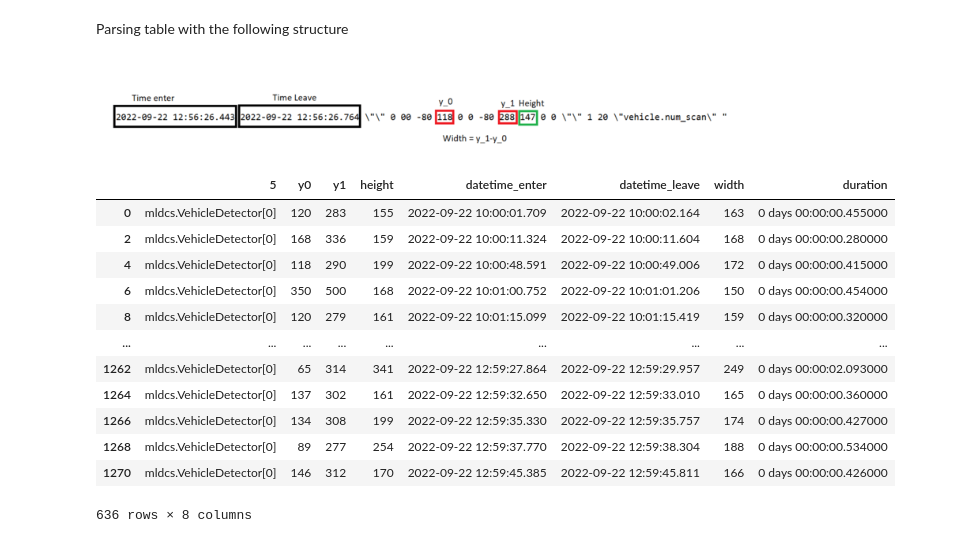
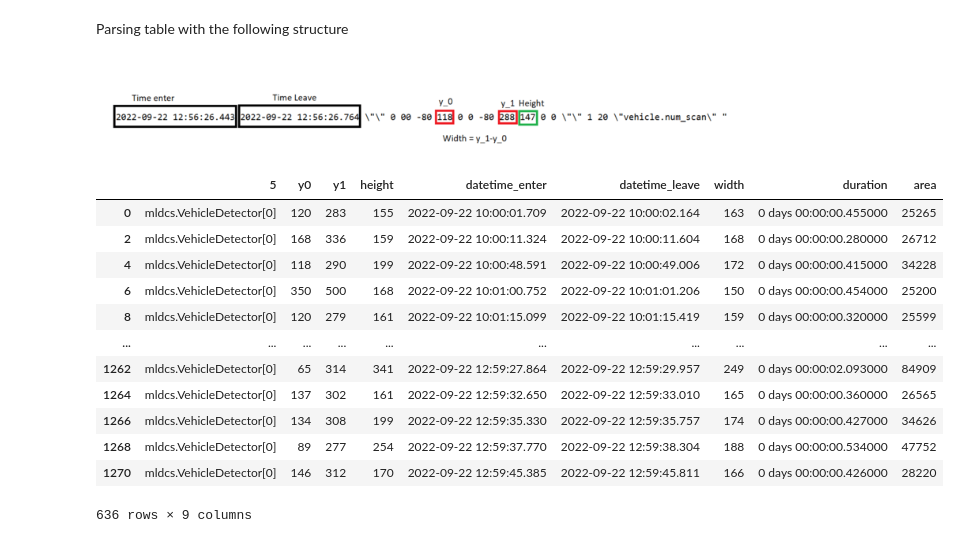
Before and after one commit to erlandbo/TDT4290, a Jupyter notebook: lidar_data_parsing.ipynb, the cells around one changed output. Drawn from its saved outputs; the diff is of its cells as text; code cells hidden in the pictures.

Commit message:
Update lidar data parsing

```diff
--- a/lidar_data_parsing.ipynb
+++ b/lidar_data_parsing.ipynb
@@ -60,44 +60,45 @@ from datetime import timedelta
 lidar_data = raw_lidar_data.filter([5, 27, 28, 29, 30, 35, 39, 40])
 lidar_data.rename(
     columns=(
         {
             27: "time_enter_date",
             28: "time_enter_time",
             29: "time_leave_date",
             30: "time_leave_time",
             35: "y0",
             39: "y1",
             40: "height",
         }
     ),
     inplace=True,
-)
+)ru
 lidar_data["datetime_enter"] = pd.to_datetime(
     lidar_data["time_enter_date"] + " " + lidar_data["time_enter_time"]
 )
 lidar_data["datetime_leave"] = pd.to_datetime(
     lidar_data["time_leave_date"] + " " + lidar_data["time_leave_time"]
 )
 lidar_data.drop(
     ["time_enter_date", "time_enter_time", "time_leave_date", "time_leave_time"],
     axis=1,
     inplace=True,
 )
 lidar_data["width"] = lidar_data["y1"] - lidar_data["y0"]
 lidar_data = lidar_data[lidar_data[5] == "mldcs.VehicleDetector[0]"]
 lidar_data["duration"] = lidar_data["datetime_leave"] - lidar_data["datetime_enter"]
+lidar_data["area"] = lidar_data["width"] * lidar_data["height"]
 lidar_data
 # %% [output]
-|  | 5 | y0 | y1 | height | datetime_enter | datetime_leave | width | duration |
-| 0 | mldcs.VehicleDetector[0] | 120 | 283 | 155 | 2022-09-22 10:00:01.709 | 2022-09-22 10:00:02.164 | 163 | 0 days 00:00:00.455000 |
-| 2 | mldcs.VehicleDetector[0] | 168 | 336 | 159 | 2022-09-22 10:00:11.324 | 2022-09-22 10:00:11.604 | 168 | 0 days 00:00:00.280000 |
-| 4 | mldcs.VehicleDetector[0] | 118 | 290 | 199 | 2022-09-22 10:00:48.591 | 2022-09-22 10:00:49.006 | 172 | 0 days 00:00:00.415000 |
-| 6 | mldcs.VehicleDetector[0] | 350 | 500 | 168 | 2022-09-22 10:01:00.752 | 2022-09-22 10:01:01.206 | 150 | 0 days 00:00:00.454000 |
-| 8 | mldcs.VehicleDetector[0] | 120 | 279 | 161 | 2022-09-22 10:01:15.099 | 2022-09-22 10:01:15.419 | 159 | 0 days 00:00:00.320000 |
-| ... | ... | ... | ... | ... | ... | ... | ... | ... |
-| 1262 | mldcs.VehicleDetector[0] | 65 | 314 | 341 | 2022-09-22 12:59:27.864 | 2022-09-22 12:59:29.957 | 249 | 0 days 00:00:02.093000 |
-| 1264 | mldcs.VehicleDetector[0] | 137 | 302 | 161 | 2022-09-22 12:59:32.650 | 2022-09-22 12:59:33.010 | 165 | 0 days 00:00:00.360000 |
-| 1266 | mldcs.VehicleDetector[0] | 134 | 308 | 199 | 2022-09-22 12:59:35.330 | 2022-09-22 12:59:35.757 | 174 | 0 days 00:00:00.427000 |
-| 1268 | mldcs.VehicleDetector[0] | 89 | 277 | 254 | 2022-09-22 12:59:37.770 | 2022-09-22 12:59:38.304 | 188 | 0 days 00:00:00.534000 |
-| 1270 | mldcs.VehicleDetector[0] | 146 | 312 | 170 | 2022-09-22 12:59:45.385 | 2022-09-22 12:59:45.811 | 166 | 0 days 00:00:00.426000 |
+|  | 5 | y0 | y1 | height | datetime_enter | datetime_leave | width | duration | area |
+| 0 | mldcs.VehicleDetector[0] | 120 | 283 | 155 | 2022-09-22 10:00:01.709 | 2022-09-22 10:00:02.164 | 163 | 0 days 00:00:00.455000 | 25265 |
+| 2 | mldcs.VehicleDetector[0] | 168 | 336 | 159 | 2022-09-22 10:00:11.324 | 2022-09-22 10:00:11.604 | 168 | 0 days 00:00:00.280000 | 26712 |
+| 4 | mldcs.VehicleDetector[0] | 118 | 290 | 199 | 2022-09-22 10:00:48.591 | 2022-09-22 10:00:49.006 | 172 | 0 days 00:00:00.415000 | 34228 |
+| 6 | mldcs.VehicleDetector[0] | 350 | 500 | 168 | 2022-09-22 10:01:00.752 | 2022-09-22 10:01:01.206 | 150 | 0 days 00:00:00.454000 | 25200 |
+| 8 | mldcs.VehicleDetector[0] | 120 | 279 | 161 | 2022-09-22 10:01:15.099 | 2022-09-22 10:01:15.419 | 159 | 0 days 00:00:00.320000 | 25599 |
+| ... | ... | ... | ... | ... | ... | ... | ... | ... | ... |
+| 1262 | mldcs.VehicleDetector[0] | 65 | 314 | 341 | 2022-09-22 12:59:27.864 | 2022-09-22 12:59:29.957 | 249 | 0 days 00:00:02.093000 | 84909 |
+| 1264 | mldcs.VehicleDetector[0] | 137 | 302 | 161 | 2022-09-22 12:59:32.650 | 2022-09-22 12:59:33.010 | 165 | 0 days 00:00:00.360000 | 26565 |
+| 1266 | mldcs.VehicleDetector[0] | 134 | 308 | 199 | 2022-09-22 12:59:35.330 | 2022-09-22 12:59:35.757 | 174 | 0 days 00:00:00.427000 | 34626 |
+| 1268 | mldcs.VehicleDetector[0] | 89 | 277 | 254 | 2022-09-22 12:59:37.770 | 2022-09-22 12:59:38.304 | 188 | 0 days 00:00:00.534000 | 47752 |
+| 1270 | mldcs.VehicleDetector[0] | 146 | 312 | 170 | 2022-09-22 12:59:45.385 | 2022-09-22 12:59:45.811 | 166 | 0 days 00:00:00.426000 | 28220 |
-636 rows × 8 columns
+636 rows × 9 columns
```
Also changed, not shown: parts of 4 cells of this notebook.
